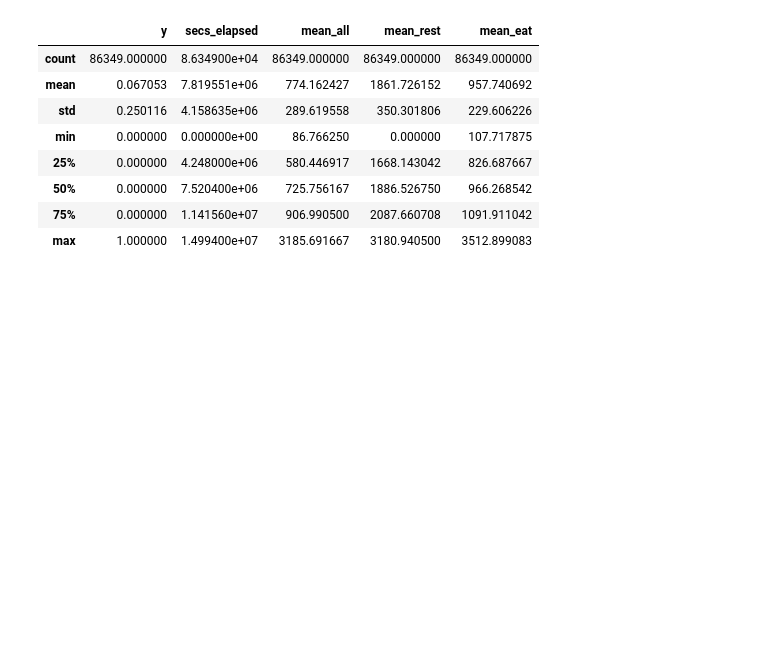
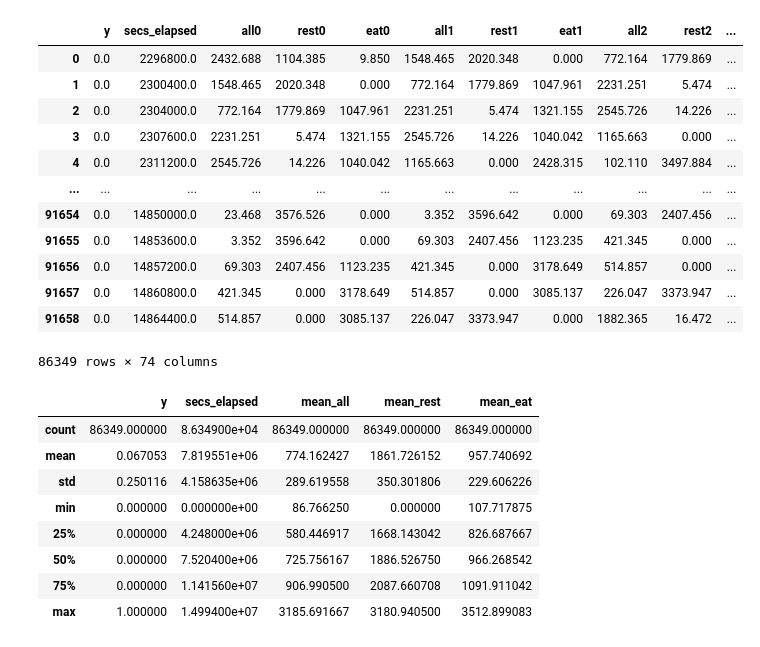
Before and after one commit to quentinchrist1/Inrae_dataset, a Jupyter notebook: inrae.ipynb, the cells around one changed output. Cells and saved outputs as stored; diff of their text form; code cells hidden in the pictures; blank space fills up the shorter version.

```diff
--- a/inrae.ipynb
+++ b/inrae.ipynb
@@ -65,6 +65,22 @@ data = ETL('xTrain.csv', label_file='yTrain.csv', simplified=True)
 dataEval = ETL('xEval.csv', simplified=True)
 complete_data = ETL('xTrain.csv', label_file='yTrain.csv', simplified=False)
 complete_dataEval = ETL('xEval.csv', simplified=False)
+# %%
+complete_data
+# %% [output]
+|  | y | secs_elapsed | all0 | rest0 | eat0 | all1 | rest1 | eat1 | all2 | rest2 | ... |
+| 0 | 0.0 | 2296800.0 | 2432.688 | 1104.385 | 9.850 | 1548.465 | 2020.348 | 0.000 | 772.164 | 1779.869 | ... |
+| 1 | 0.0 | 2300400.0 | 1548.465 | 2020.348 | 0.000 | 772.164 | 1779.869 | 1047.961 | 2231.251 | 5.474 | ... |
+| 2 | 0.0 | 2304000.0 | 772.164 | 1779.869 | 1047.961 | 2231.251 | 5.474 | 1321.155 | 2545.726 | 14.226 | ... |
+| 3 | 0.0 | 2307600.0 | 2231.251 | 5.474 | 1321.155 | 2545.726 | 14.226 | 1040.042 | 1165.663 | 0.000 | ... |
+| 4 | 0.0 | 2311200.0 | 2545.726 | 14.226 | 1040.042 | 1165.663 | 0.000 | 2428.315 | 102.110 | 3497.884 | ... |
+| ... | ... | ... | ... | ... | ... | ... | ... | ... | ... | ... | ... |
+| 91654 | 0.0 | 14850000.0 | 23.468 | 3576.526 | 0.000 | 3.352 | 3596.642 | 0.000 | 69.303 | 2407.456 | ... |
+| 91655 | 0.0 | 14853600.0 | 3.352 | 3596.642 | 0.000 | 69.303 | 2407.456 | 1123.235 | 421.345 | 0.000 | ... |
+| 91656 | 0.0 | 14857200.0 | 69.303 | 2407.456 | 1123.235 | 421.345 | 0.000 | 3178.649 | 514.857 | 0.000 | ... |
+| 91657 | 0.0 | 14860800.0 | 421.345 | 0.000 | 3178.649 | 514.857 | 0.000 | 3085.137 | 226.047 | 3373.947 | ... |
+| 91658 | 0.0 | 14864400.0 | 514.857 | 0.000 | 3085.137 | 226.047 | 3373.947 | 0.000 | 1882.365 | 16.472 | ... |
+86349 rows × 74 columns
 # %%
 data.describe()
 # %% [output]
```
